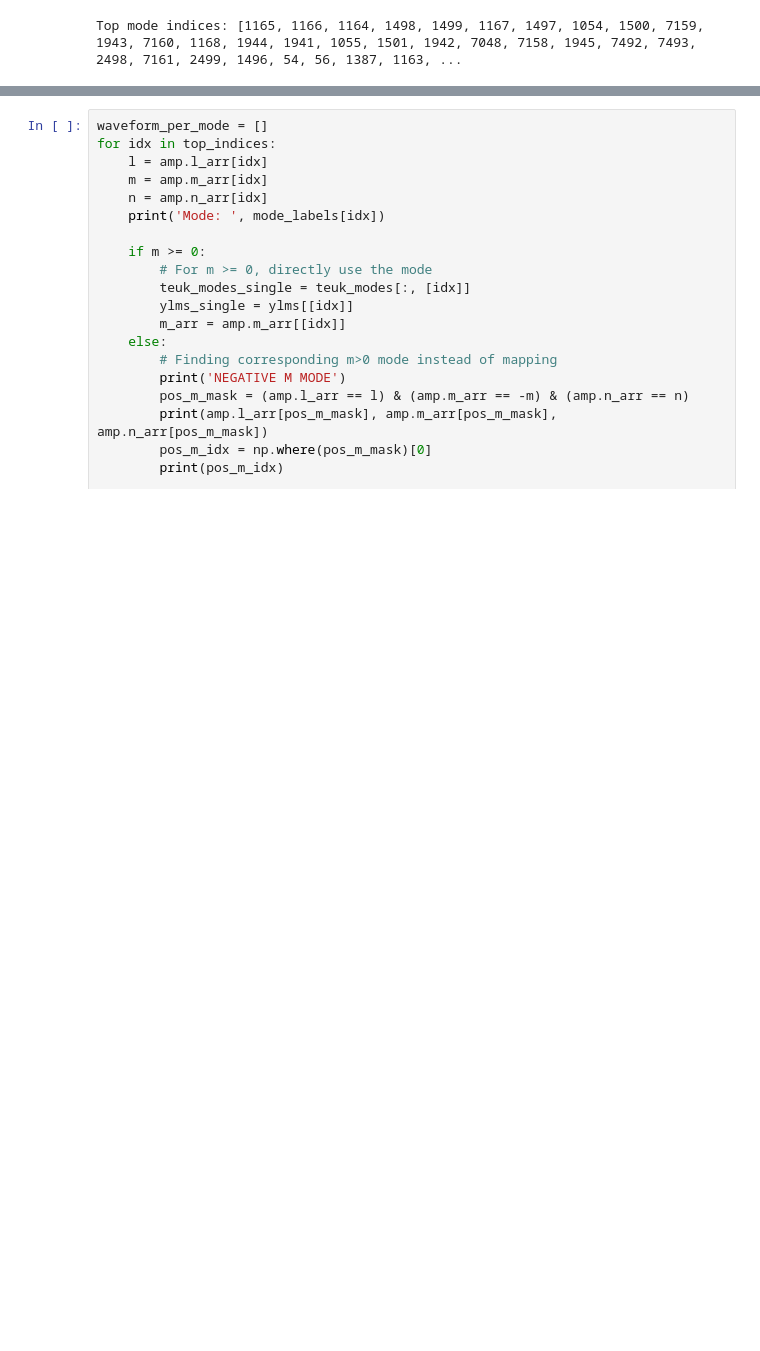
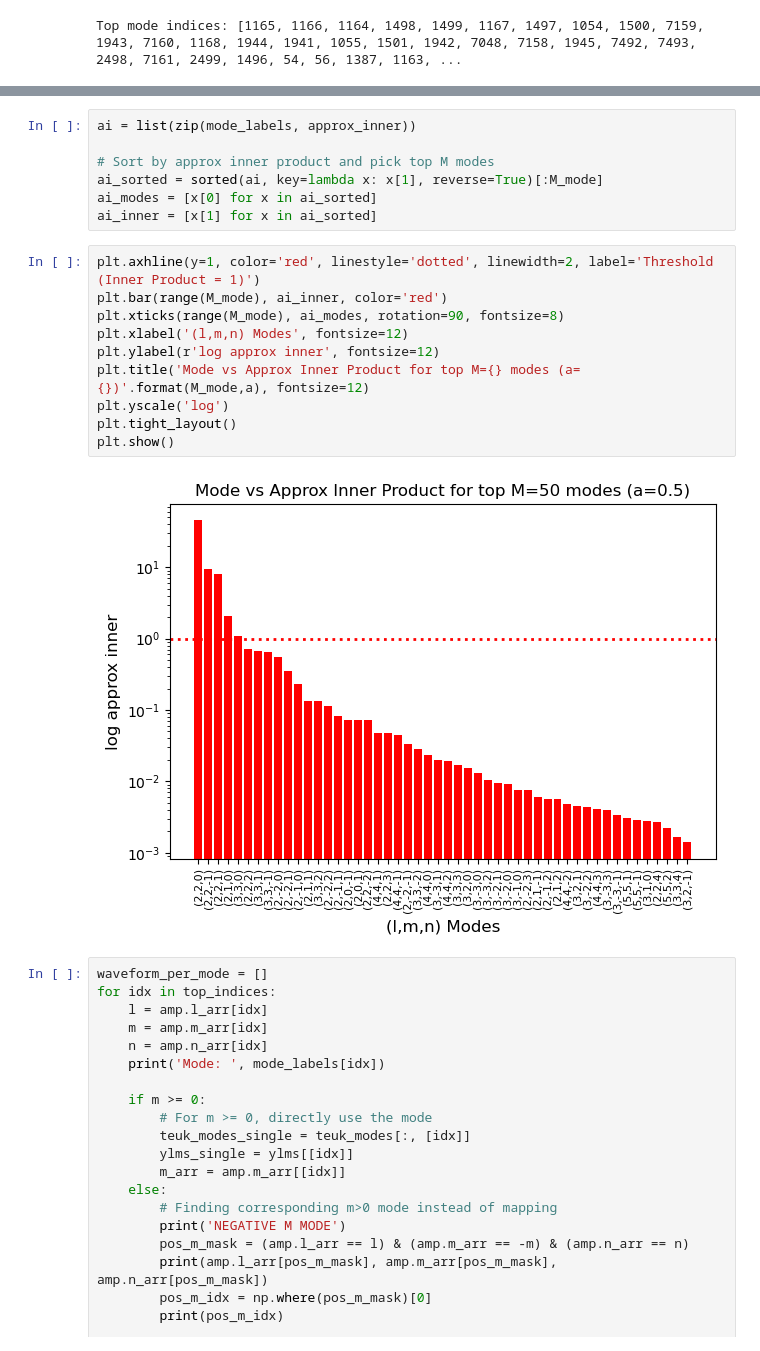
Before and after one commit to verasha/FEWNEW, a Jupyter notebook: work/power_innercalc.ipynb, the cells around one changed output, grey strips where cells are left out. Drawn from its saved outputs; the diff is of its cells as text; blank space fills up the shorter version.

```diff
--- a/work/power_innercalc.ipynb
+++ b/work/power_innercalc.ipynb
@@ -308,3 +362,22 @@ Top mode indices: [1165, 1166, 1164, 1498, 1499, 1167, 1497, 1054, 1500, 7159, 1
+# %%
+ai = list(zip(mode_labels, approx_inner))
+
+# Sort by approx inner product and pick top M modes
+ai_sorted = sorted(ai, key=lambda x: x[1], reverse=True)[:M_mode]
+ai_modes = [x[0] for x in ai_sorted]
+ai_inner = [x[1] for x in ai_sorted]
+# %%
+plt.axhline(y=1, color='red', linestyle='dotted', linewidth=2, label='Threshold (Inner Product = 1)')
+plt.bar(range(M_mode), ai_inner, color='red')
+plt.xticks(range(M_mode), ai_modes, rotation=90, fontsize=8)
+plt.xlabel('(l,m,n) Modes', fontsize=12)
+plt.ylabel(r'log approx inner', fontsize=12)
+plt.title('Mode vs Approx Inner Product for top M={} modes (a={})'.format(M_mode,a), fontsize=12)
+plt.yscale('log')
+plt.tight_layout()
+plt.show()
+# %% [output]
+[figure, added]
 # %%
 waveform_per_mode = []
 for idx in top_indices:
```
Also changed, not shown: parts of 18 cells of this notebook.
